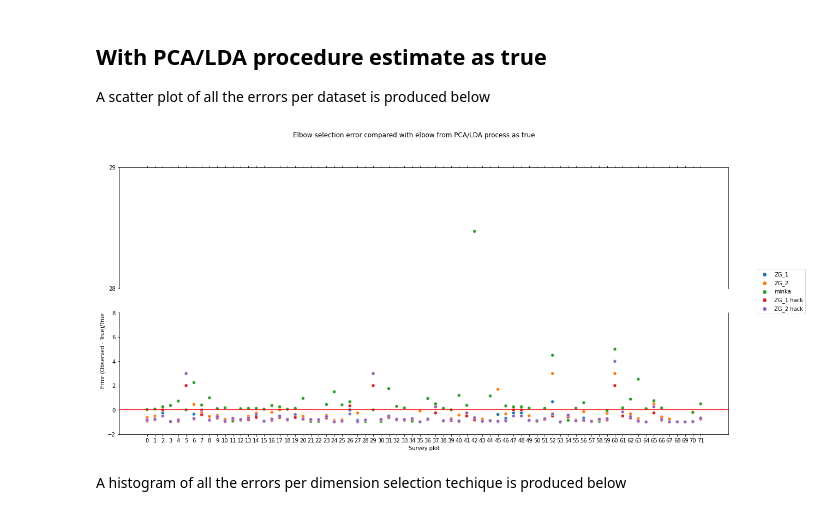
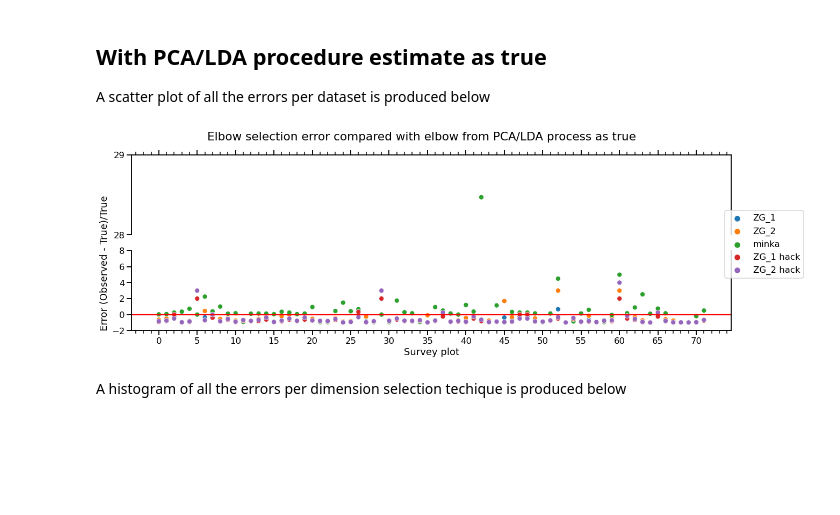
Before and after one commit to neurodata/notebooks, a Jupyter notebook: _notebooks/2021-04-28-real-data-minka-zg-comparison.ipynb, the cells around one changed output. Saved outputs shown, nothing was run; the diff lists cells and outputs as text; code cells hidden in the pictures; blank space fills up the shorter version.

Commit message:
changed seaborn context

```diff
--- a/_notebooks/2021-04-28-real-data-minka-zg-comparison.ipynb
+++ b/_notebooks/2021-04-28-real-data-minka-zg-comparison.ipynb
@@ -141,6 +141,16 @@ def scree_basic(A, task_id):
     plt.xlabel('Principal Component')
     plt.ylabel('Eigenvalue')
     plt.title('Scree Plot of ' + str(task_id) + ', Dimensions: '+ str(A.shape[0]) + "," + str(A.shape[1]))
+# %%
+all_data = []
+for i, task_id in enumerate(benchmark_suite.tasks):  # iterate over all tasks
+    task = openml.tasks.get_task(task_id)  # download the OpenML task
+    A, y = task.get_X_and_y()  # get the data
+    A = np.nan_to_num(A)
+    all_data.append(A)
+
+with open('all_data.pkl', 'wb') as f:
+    pickle.dump(all_data, f)
 # %% [markdown]
 This block loops through each dataset within OpenML-CC18 and performs minka, ZG, and ZG hack dimension selection algorithms.
 # %%
@@ -371,43 +381,49 @@ with open('true_LDA.pkl', 'rb') as f:
 A scatter plot of all the errors per dataset is produced below
 # %%
 import seaborn as sns
-# fig, axes = plt.subplots(1, 1)
-pca_lda_hist = []
-f, (ax, ax2) = plt.subplots(2, 1, sharex=True)
-for i in range(len(all_miss)):
-    es = [(np.median(dims_ZG_1_all[i]) - true_LDA[i] + 1)/(true_LDA[i] + 1),
-          (np.median(dims_ZG_2_all[i]) - true_LDA[i] + 1)/(true_LDA[i] + 1),
-          (np.median(dims_minka_all[i]) - true_LDA[i] + 1)/ (true_LDA[i] + 1),
-          (np.median(dims_ZG_h_1_all[i]) - true_LDA[i] + 1)/(true_LDA[i] + 1),
-          (np.median(dims_ZG_h_2_all[i]) - true_LDA[i] + 1) /(true_LDA[i] + 1)]
-    xs = [i]*5
-    sns.scatterplot(x = xs, y = es, hue = ["ZG_1", "ZG_2", "minka" , "ZG_1 hack", "ZG_2 hack"], ax=ax)
-    sns.scatterplot(x = xs, y = es, hue = ["ZG_1", "ZG_2", "minka" , "ZG_1 hack", "ZG_2 hack"], ax=ax2)
-    pca_lda_hist.append(es)
+import matplotlib.ticker as ticker
+context="talk"
+font_scale=1
+with sns.plotting_context(context=context, font_scale=font_scale):
+    # fig, axes = plt.subplots(1, 1)
+    pca_lda_hist = []
+    f, (ax, ax2) = plt.subplots(2, 1, sharex=True)
+    for i in range(len(all_miss)):
+        es = [(np.median(dims_ZG_1_all[i]) - true_LDA[i] + 1)/(true_LDA[i] + 1),
+              (np.median(dims_ZG_2_all[i]) - true_LDA[i] + 1)/(true_LDA[i] + 1),
+              (np.median(dims_minka_all[i]) - true_LDA[i] + 1)/ (true_LDA[i] + 1),
+              (np.median(dims_ZG_h_1_all[i]) - true_LDA[i] + 1)/(true_LDA[i] + 1),
+              (np.median(dims_ZG_h_2_all[i]) - true_LDA[i] + 1) /(true_LDA[i] + 1)]
+        xs = [i]*5
+        sns.scatterplot(x = xs, y = es, hue = ["ZG_1", "ZG_2", "minka" , "ZG_1 hack", "ZG_2 hack"], ax=ax)
+        sns.scatterplot(x = xs, y = es, hue = ["ZG_1", "ZG_2", "minka" , "ZG_1 hack", "ZG_2 hack"], ax=ax2)
+        pca_lda_hist.append(es)
 
-ax.set_ylim(28, 29)  # outliers only
-ax2.set_ylim(-2, 8)  # most of the data
-ax.spines['bottom'].set_visible(False)
-ax2.spines['top'].set_visible(False)
-ax.xaxis.tick_top()
-ax.tick_params(labeltop=False)  # don't put tick labels at the top
-ax2.tick_params(labeltop=False)  # don't put tick labels at the top
-ax2.xaxis.tick_bottom()
-ax2.set_xticks(np.arange(len(all_miss)))
-ax.set_yticks([28, 29])
-handles, labels = axes.get_legend_handles_labels()
-ax.legend().remove()
-ax2.legend().remove()
-f.legend(handles[:5], labels[:5], loc="center right")
-f.suptitle("Elbow selection error compared with elbow from PCA/LDA process as true")
-f.set_size_inches(20, 9)
+    ax.set_ylim(28, 29)  # outliers only
+    ax2.set_ylim(-2, 8)  # most of the data
+    ax.spines['bottom'].set_visible(False)
+    ax2.spines['top'].set_visible(False)
+    ax.xaxis.tick_top()
+    ax.tick_params(labeltop=False)  # don't put tick labels at the top
+    ax2.tick_params(labeltop=False)  # don't put tick labels at the top
+    ax2.xaxis.tick_bottom()
+    ax2.set_xticks(np.arange(len(all_miss)))
+    ax.set_yticks([28, 29])
+    handles, labels = ax.get_legend_handles_labels()
+    ax.legend().remove()
+    ax2.legend().remove()
+    f.legend(handles[:5], labels[:5], loc="center right")
+    f.suptitle("Elbow selection error compared with elbow from PCA/LDA process as true")
+    f.set_size_inches(20, 6)
 
-plt.ylabel("Error (Observed - True)/True", loc = 'top')
-plt.xlabel("Survey plot")
-plt.axhline(y=0, color='r', linestyle='-')
-f.show()
+    ax2.xaxis.set_major_locator(ticker.MultipleLocator(5))
+    ax2.xaxis.set_minor_locator(ticker.MultipleLocator(1))
+    ax2.set_ylabel("Error (Observed - True)/True", loc = 'bottom')
+    plt.xlabel("Survey plot")
+    plt.axhline(y=0, color='r', linestyle='-')
+    f.show()
 # %% [output]
-[figure, old version]
+[figure, new version]
 # %% [markdown]
 A histogram of all the errors per dimension selection techique is produced below
 # %%
```
Also changed, not shown: parts of 3 cells of this notebook.
